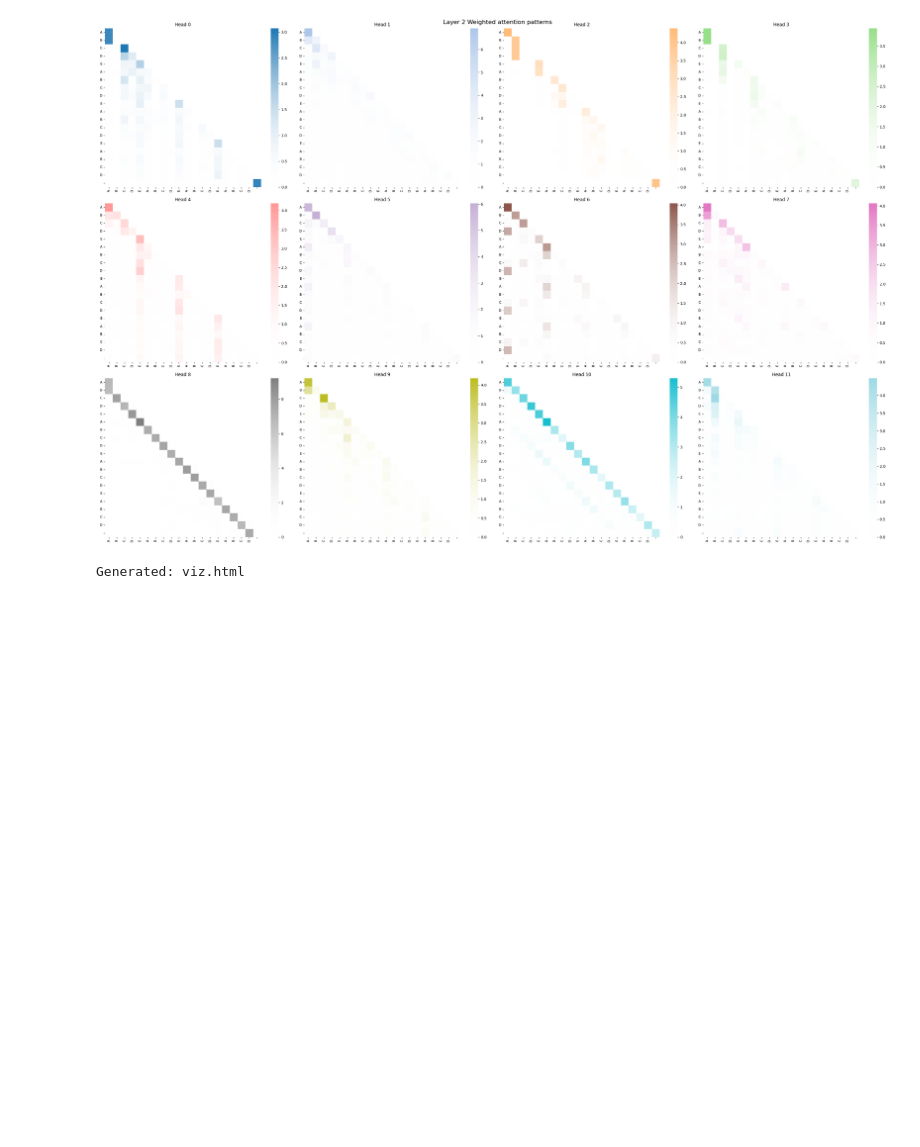
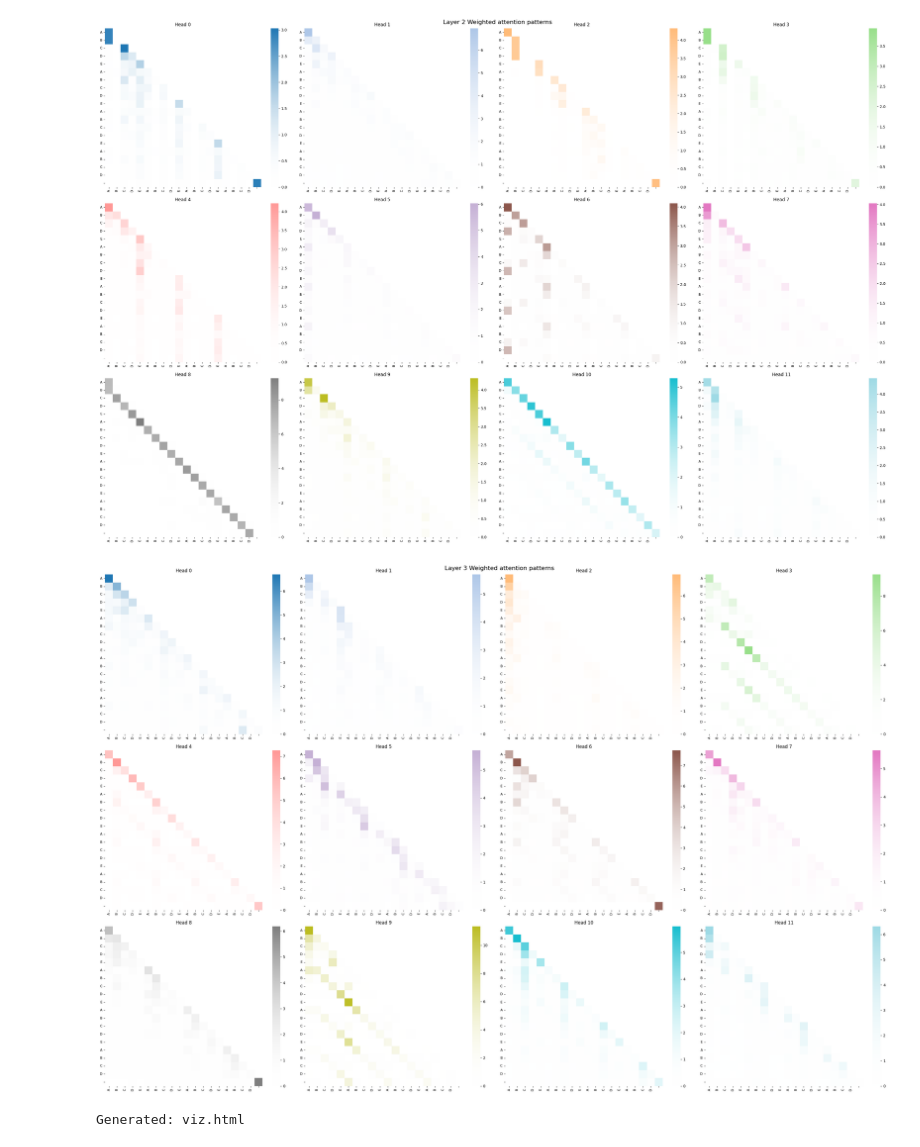
Before and after one commit to Yuralo/Mechanistic-Interpretability, a Jupyter notebook: exp-3/exp-3.ipynb, the cells around one changed output. Cells and saved outputs as stored; diff of their text form; code cells hidden in the pictures; blank space fills up the shorter version.

```diff
--- a/exp-3/exp-3.ipynb
+++ b/exp-3/exp-3.ipynb
@@ -442,6 +637,7 @@ def get_weighted_attnetion(cache, layer):
 
 layer_1_weighted_contributions = get_weighted_attnetion(cache, 0)
 layer_2_weighted_contributions = get_weighted_attnetion(cache, 1)
+layer_3_weighted_contributions = get_weighted_attnetion(cache, 2)
 # %%
 def plot_all_heads_next_token(attention_pattern, tokens, title='Layer Prediction Breakdown', figsize=(20, 12)):
     """
@@ -607,6 +809,11 @@ fig = plot_attention_heads(layer_2_weighted_contributions, tokens, 'Layer 2 Weig
 plt.show()
 # %% [output]
 [figure]
+# %%
+fig = plot_attention_heads(layer_3_weighted_contributions, tokens, 'Layer 3 Weighted attention patterns ', (30, 20))
+plt.show()
+# %% [output]
+[figure, added]
 # %%
 import json
 text = """Mr Dursley was privet driver.
```
Also changed, not shown: parts of 10 cells of this notebook, 4 other files.
